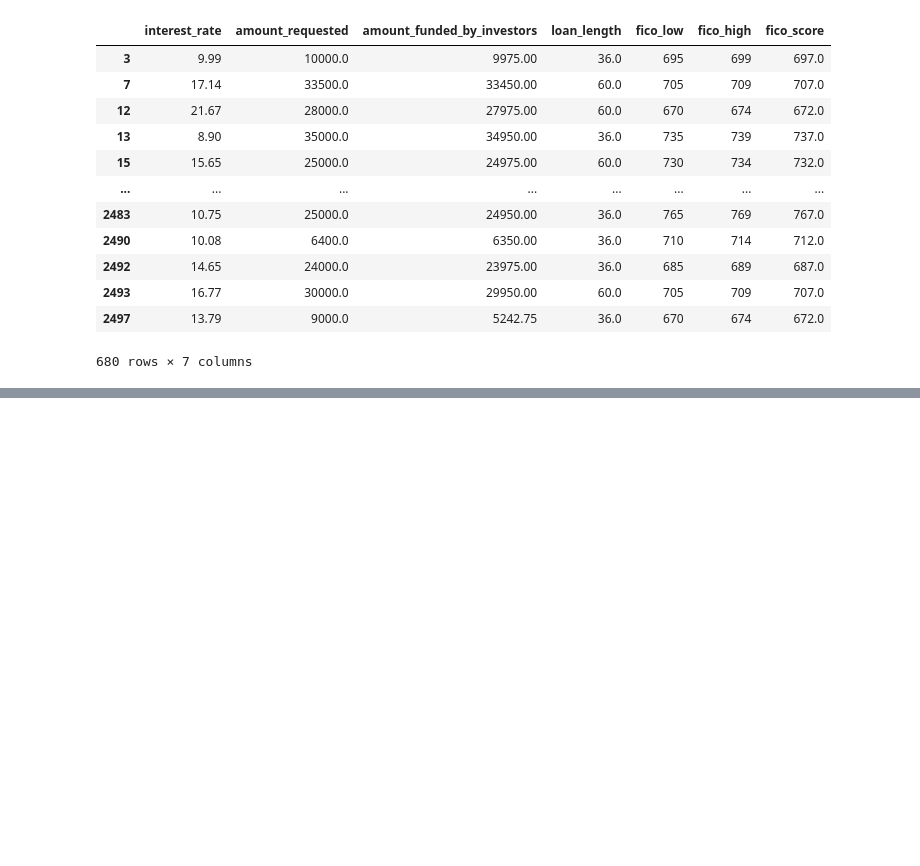
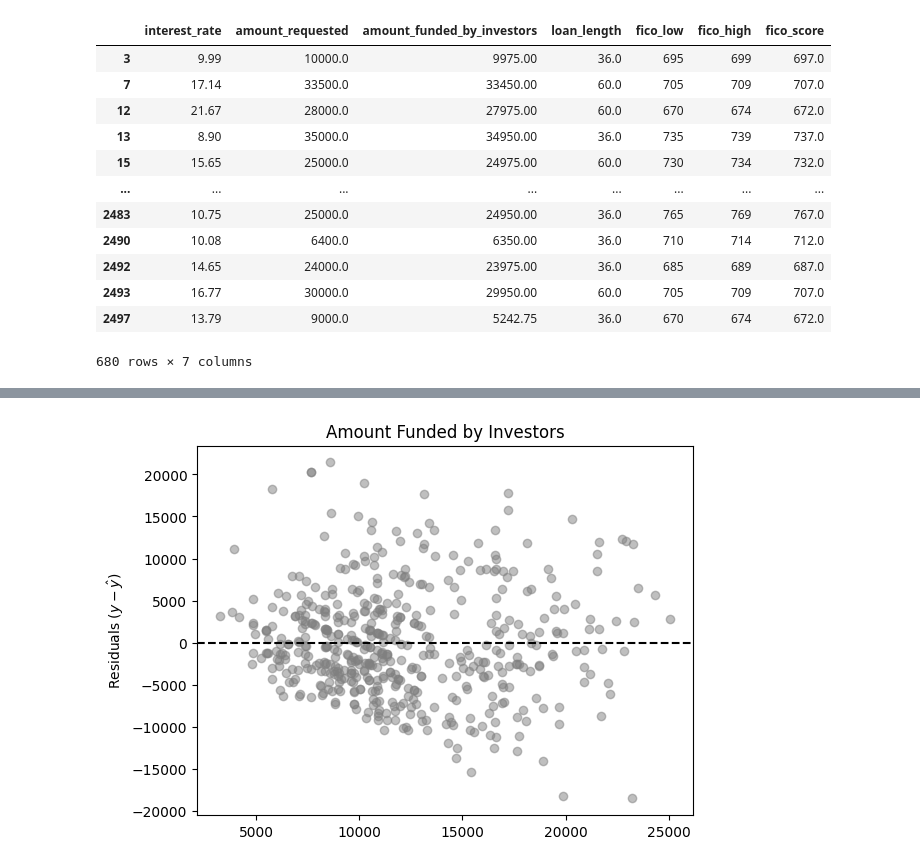
Before and after one commit to TLuter-252/Linear-Regression-Case-Study, a Jupyter notebook: Maddog.ipynb, the cells around one changed output, grey strips where cells are left out. Saved outputs shown, nothing was run; the diff lists cells and outputs as text; code cells hidden in the pictures; blank space fills up the shorter version.

Commit message:
Adds scaling to models

```diff
--- a/Maddog.ipynb
+++ b/Maddog.ipynb
@@ -302,0 +374,14 @@ df[df['amount_requested']!=df['amount_funded_by_investors']]
+# %%
+scaler = MinMaxScaler()
+
+columns = ["interest_rate", "loan_length", "fico_score"]
+
+df_requested[columns] = scaler.fit_transform(df_requested[columns])
+
+df_requested.columns = columns
+
+X_train_sm = sm.add_constant(df_requested)
+
+ols_model = sm.OLS(y, X_train_sm).fit()
+
+print(ols_model.summary())
@@ -302,0 +406,15 @@ df[df['amount_requested']!=df['amount_funded_by_investors']]
+# %%
+X = df_requested
+y = df['amount_funded_by_investors']
+X_train, X_test, y_train, y_test = train_test_split(
+    X, y, test_size=0.2, random_state=42)
+
+lr = LinearRegression()
+lr.fit(X_train, y_train)
+
+y_pred = lr.predict(X_test)
+fig, ax = plt.subplots()
+residual_plot(ax, X_test, y_test, y_pred)
+plt.title('Amount Funded by Investors');
+# %% [output]
+[figure, added]
```
Also changed, not shown: parts of 13 cells of this notebook.
